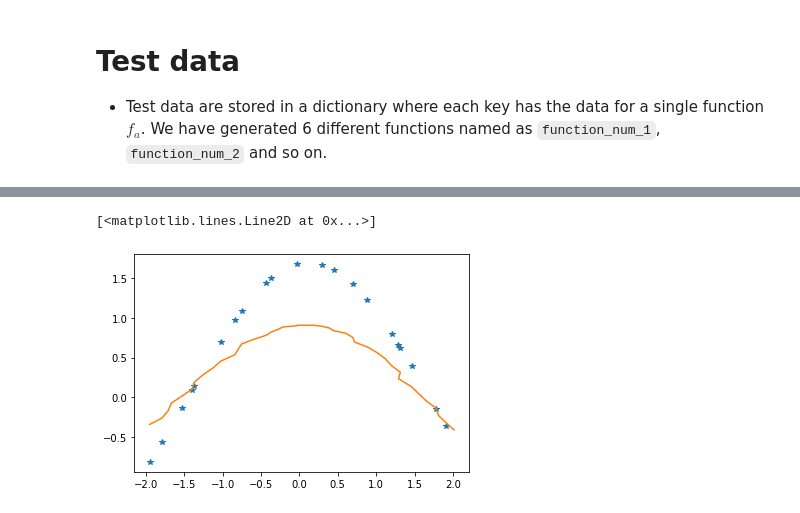
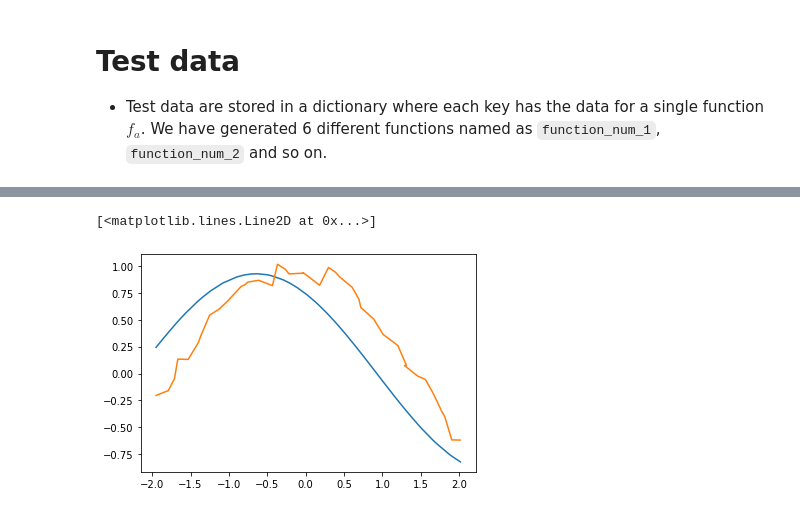
Before and after one commit to johnsn27/artificialIntelligence, a Jupyter notebook: CWTask/CW.ipynb, the cells around one changed output, grey strips where cells are left out. Cells and saved outputs as stored; diff of their text form; code cells hidden in the pictures.

Commit message:
Graphs working

```diff
--- a/CWTask/CW.ipynb
+++ b/CWTask/CW.ipynb
@@ -140,6 +140,7 @@ class Decoder(torch.nn.Module):
     def __init__(self, num_inputs, n_c):
         super(Decoder, self).__init__()
         self.num_inputs = num_inputs
+        self.n_c = n_c
         self.Linear1 = torch.nn.Linear(3,1)
         self.Sigmoid = torch.nn.Sigmoid()
         self.Linear2 = torch.nn.Linear(1,num_inputs*n_c,1)
@@ -155,28 +156,32 @@ class Decoder(torch.nn.Module):
                 y_hat = self.Linear1(a)
                 y_hat = self.Sigmoid(y_hat)
                 y_hat = self.Linear2(y_hat)
-                y_hat = y_hat.view(n_c, num_inputs, 1)
+                y_hat = y_hat.view(self.n_c, self.num_inputs, 1)
         return y_hat
 # %%
 # Needs to produce context feature: a sum of all features x and y
-net = Encoder(num_inputs)
+net = Encoder(Npts)
 decoder = Decoder(Npts, n_c)
 # %%
 def train(net, train_iter, loss, optimizer, epochs):
-    i = 0
-    x = 0
+    training_loss = []
     for epoch in range(epochs):
         for X, y in train_iter:
             optimizer.zero_grad()
             r_c = net([X, y])
             y_hat = decoder([r_c, X])
+            print('y.size()', y.size())
+            print('y_hat.size()', y_hat.size())
             l = loss(y_hat, y)
             l.backward()
             optimizer.step()
-            x += 1
-    return y_hat
+            training_loss.append(l.detach().numpy())
+    return y_hat, training_loss
 # %%
 loss = torch.nn.MSELoss()
 lr = 1
+epochs = 10
 optimizer = torch.optim.SGD(decoder.parameters(), lr)
-y_hat = train(net, data_iter, loss, optimizer, 5000)
+y_hat, training_loss = train(net, data_iter, loss, optimizer, epochs)
+epoch_list = list(range(0, epochs))
+# plt.plot(epoch_list,training_loss)
@@ -183,7 +265,7 @@ y_hat = train(net, data_iter, loss, optimizer, 5000)
 # %%
-# plt.plot(x[6,:,0].to('cpu'), y[6,:,0].to('cpu'))
-plt.plot(x_c[0,:,0].to('cpu'), y_c[0,:,0].to('cpu'), '*')
+plt.plot(x[6,:,0].to('cpu'), y[6,:,0].to('cpu'))
+# plt.plot(x_c[0,:,0].to('cpu'), y_c[0,:,0].to('cpu'), '*')
 plt.plot(x_t[0,:].to('cpu'), y_hat[0,:].detach().to('cpu'))
 # %% [output]
 [<matplotlib.lines.Line2D at 0x...>]
-[figure, old version]
+[figure, new version]
```
Also changed, not shown: parts of 12 cells of this notebook, 1 other file.
